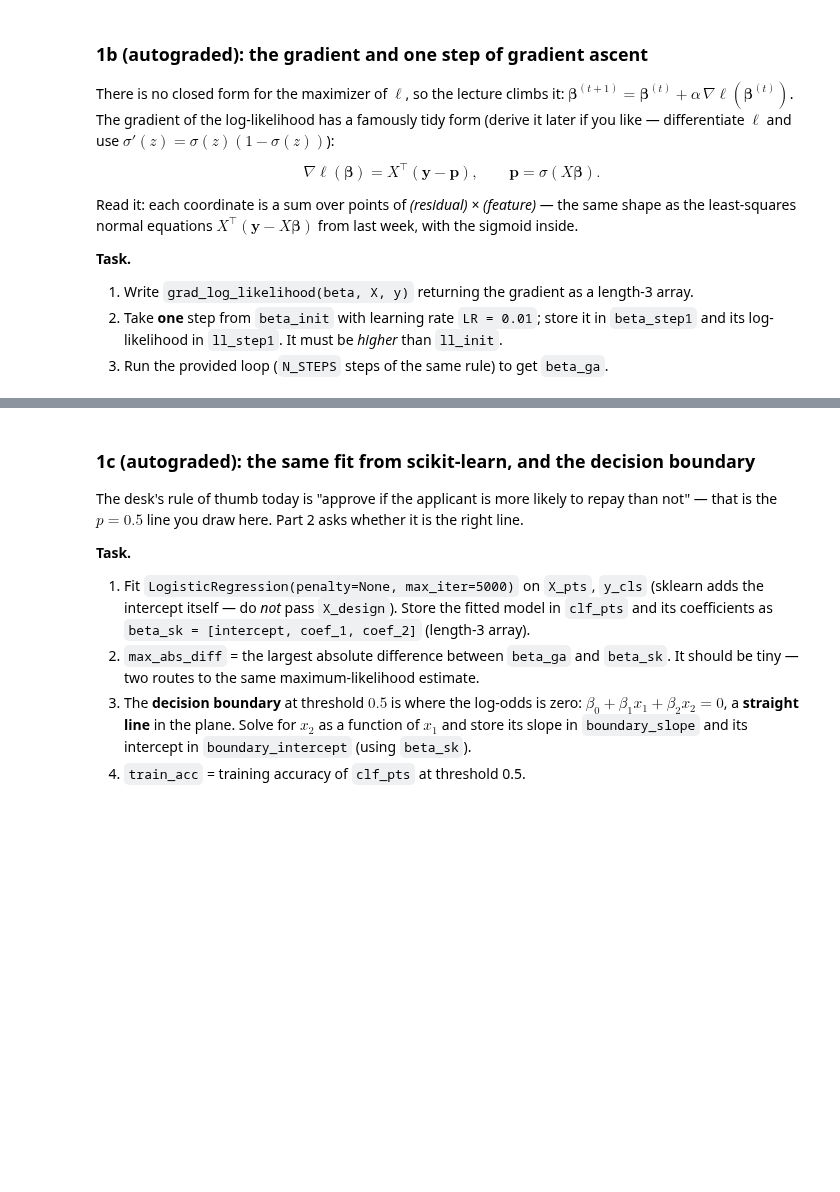
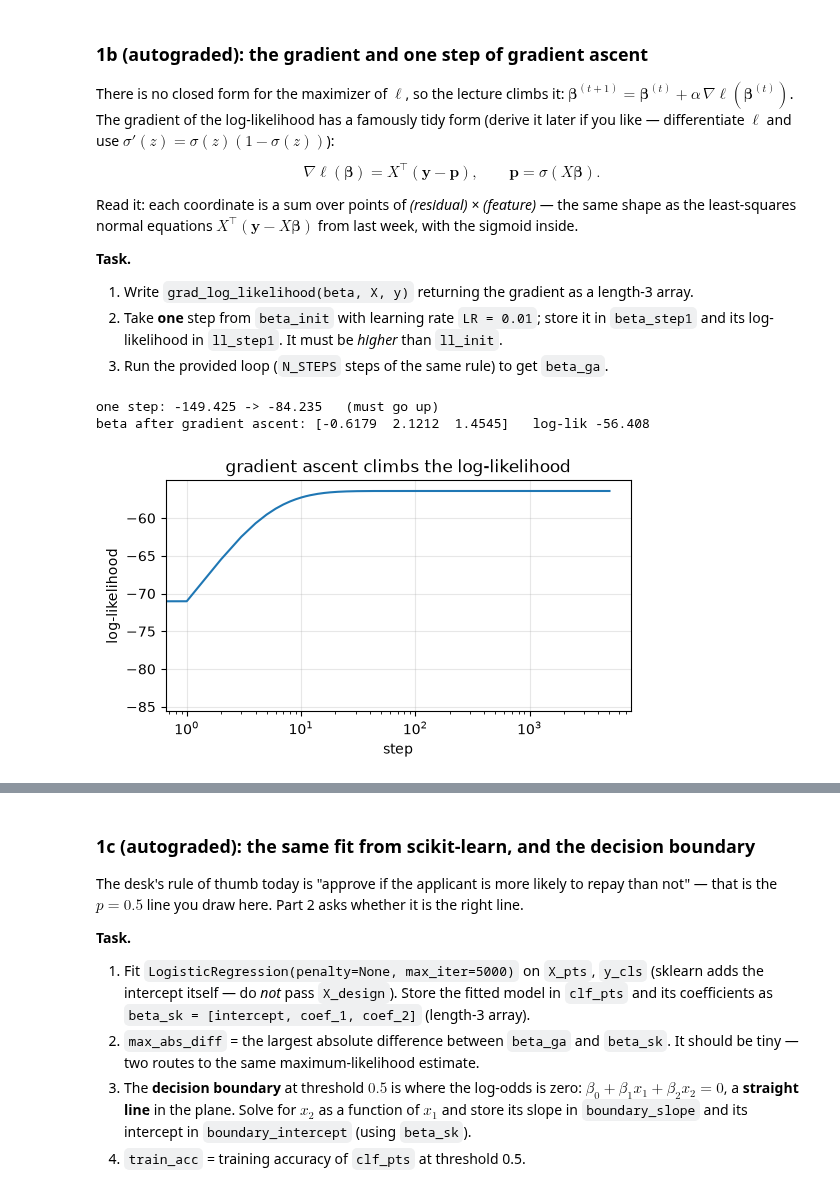
Before and after one commit to KNhae/DS701-Materials-FA26, a Jupyter notebook: class_activity_notebooks/11A-InClass-Exercise-Logistic-Regression-A1/11A-InClass-Exercise-Logistic-Regression-A1.ipynb, the cells around one changed output, grey strips where cells are left out. Cells and saved outputs as stored; diff of their text form; code cells hidden in the pictures; blank space fills up the shorter version.

```diff
--- a/class_activity_notebooks/11A-InClass-Exercise-Logistic-Regression-A1/11A-InClass-Exercise-Logistic-Regression-A1.ipynb
+++ b/class_activity_notebooks/11A-InClass-Exercise-Logistic-Regression-A1/11A-InClass-Exercise-Logistic-Regression-A1.ipynb
@@ -146,16 +151,18 @@ $\ell(0) = n \log 0.5 \approx -0.693\,n$.
 # %%
 def sigmoid(z):
     """Inverse logit, elementwise."""
-    ...
+    return 1.0 / (1.0 + np.exp(-z))
 
 
 def log_likelihood(beta, X, y):
     """Sum over i of y_i log p_i + (1 - y_i) log(1 - p_i), with p = sigmoid(X @ beta)."""
-    ...
+    z = X @ beta
+    # Stable form: y*log(p) + (1-y)*log(1-p) simplifies to y*z - log(1 + e^z)
+    return np.sum(y * z - np.logaddexp(0, z))
 
 
 beta_init = np.array([0.0, 1.0, -1.0])
-ll_init = ...
+ll_init = log_likelihood(beta_init, X_design, y_cls)
 
 print(f"log-likelihood at beta = 0        : {log_likelihood(np.zeros(3), X_design, y_cls):.3f}  (n log 0.5 = {n_pts * np.log(0.5):.3f})")
 print(f"log-likelihood at beta_init       : {ll_init:.3f}")
@@ -184,28 +196,32 @@ with the sigmoid inside.
 # %%
 LR = 0.01
 N_STEPS = 5000
 
 
 def grad_log_likelihood(beta, X, y):
     """Gradient of the log-likelihood: X^T (y - sigmoid(X beta))."""
-    ...
+    return X.T @ (y - sigmoid(X @ beta))
 
 
-beta_step1 = ...
-ll_step1 = ...
+beta_step1 = beta_init + LR * grad_log_likelihood(beta_init, X_design, y_cls)
+ll_step1 = log_likelihood(beta_step1, X_design, y_cls)
 print(f"one step: {ll_init:.3f} -> {ll_step1:.3f}   (must go up)")
 
 # The full climb (provided): repeat the same rule N_STEPS times.
 beta_ga = beta_init.copy()
 ll_trace = []
 for _ in range(N_STEPS):
     beta_ga = beta_ga + LR * grad_log_likelihood(beta_ga, X_design, y_cls)
     ll_trace.append(log_likelihood(beta_ga, X_design, y_cls))
 
 print("beta after gradient ascent:", np.round(beta_ga, 4), f"  log-lik {ll_trace[-1]:.3f}")
 plt.figure(figsize=(6, 3))
 plt.plot(ll_trace); plt.xscale("log")
 plt.xlabel("step"); plt.ylabel("log-likelihood"); plt.title("gradient ascent climbs the log-likelihood")
 plt.grid(alpha=0.3); plt.show()
+# %% [output]
+one step: -149.425 -> -84.235   (must go up)
+beta after gradient ascent: [-0.6179  2.1212  1.4545]   log-lik -56.408
+[figure, added]
 # %%
 grader.check("q2")
```
Also changed, not shown: parts of 12 cells of this notebook.
